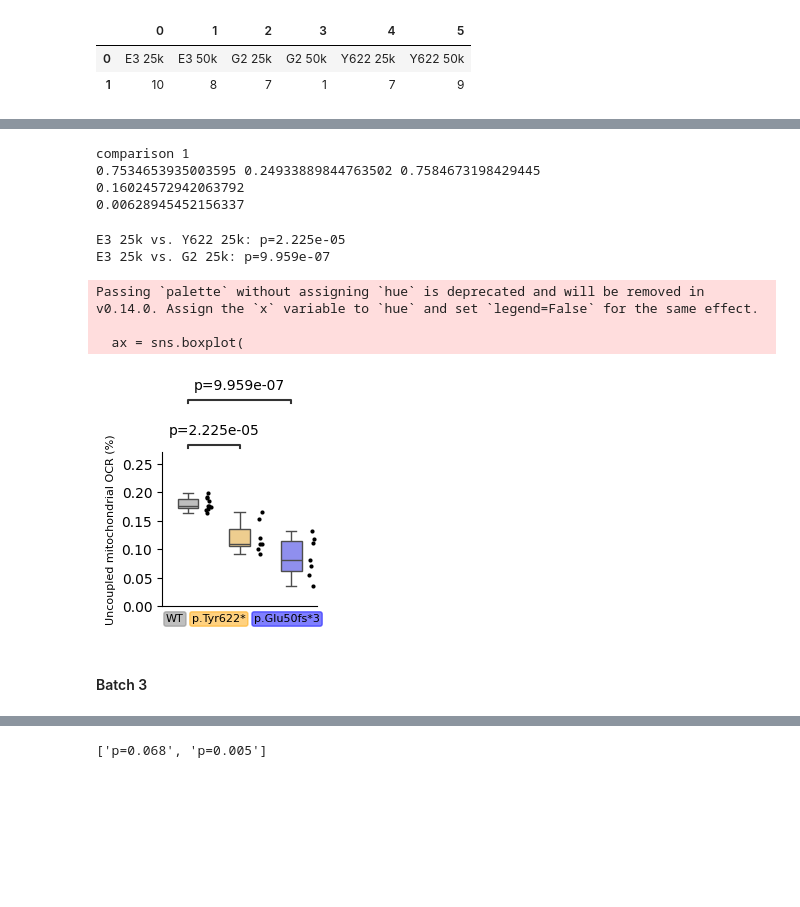
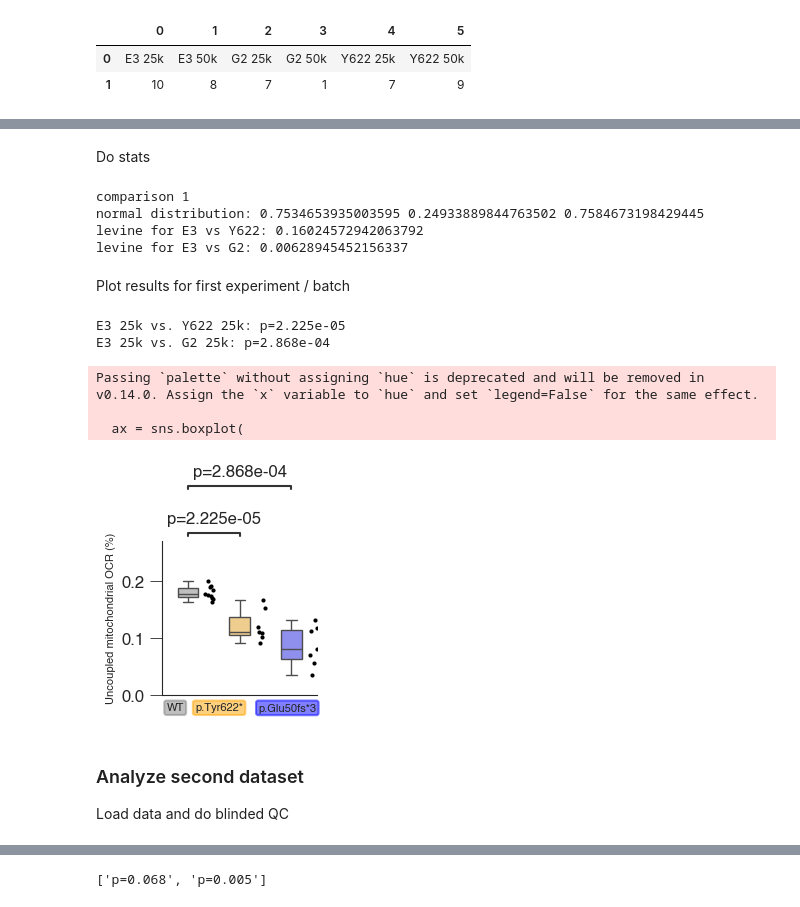
Before and after one commit to djunamay/ABCA7lof2, a Jupyter notebook: analyses/iN_O2_consumption/seahorse_updpated.ipynb, the cells around one changed output, grey strips where cells are left out. Cells and saved outputs as stored; diff of their text form; code cells hidden in the pictures; blank space fills up the shorter version.

```diff
--- a/analyses/iN_O2_consumption/seahorse_updpated.ipynb
+++ b/analyses/iN_O2_consumption/seahorse_updpated.ipynb
@@ -277,3 +262,5 @@ df_quant.head()
+# %% [markdown]
+Do stats
 # %%
 from scipy.stats import shapiro, levene, ttest_ind
 
@@ -285,22 +272,24 @@ stat1, p_norm1 = shapiro(group1)
 stat2, p_norm2 = shapiro(group2)
 stat3, p_norm3 = shapiro(group3)
 print('comparison 1')
-print(p_norm1, p_norm2, p_norm3)
+print('normal distribution:', p_norm1, p_norm2, p_norm3)
 
 stat, p_levene = levene(group1, group2)
 # Decide whether to assume equal variances
 equal_var = p_levene > 0.05
-print(p_levene)
+print('levine for E3 vs Y622:', p_levene)
 
 stat, p_levene = levene(group1, group3)
 # Decide whether to assume equal variances
 equal_var = p_levene > 0.05
-print(p_levene)
+print('levine for E3 vs G2:', p_levene)
 # %% [output]
 comparison 1
-0.7534653935003595 0.24933889844763502 0.7584673198429445
-0.16024572942063792
-0.00628945452156337
+normal distribution: 0.7534653935003595 0.24933889844763502 0.7584673198429445
+levine for E3 vs Y622: 0.16024572942063792
+levine for E3 vs G2: 0.00628945452156337
+# %% [markdown]
+Plot results for first experiment / batch
 # %%
 plt.figure(figsize=(2,2))
 
@@ -308,34 +297,34 @@ order = ['E3 25k', 'Y622 25k', 'G2 25k']
 pairs = [(('E3 25k'), ('Y622 25k')),(('E3 25k'), ('G2 25k'))]
 palette=['grey', 'orange', 'blue']
 
 t_stat, p_value_A = ttest_ind(group1, group2, equal_var=True)
-t_stat, p_value_B = ttest_ind(group1, group3, equal_var=True)
+t_stat, p_value_B = ttest_ind(group1, group3, equal_var=False)
 
 formatted_pvalues = [f"p={p:.3f}" if p>0.001 else f"p={p:.3e}" for p in [p_value_A, p_value_B]]
 
 
 ax1 = plot_boxplot_by_treatment(df_quant, 'condition', '1-CE', order = order, pairs = pairs,palette=palette,
                                 ylim = 0.27, pvalues=formatted_pvalues)
 
 ax1.set_xticks([])
 ax1.spines['top'].set_visible(False)
 ax1.spines['right'].set_visible(False)
 ax1.set_ylabel('Uncoupled mitochondrial OCR (%)', fontsize=8)
 
 ax1.text(-0.25, -0.05, "WT", ha='center', va='top', transform=ax1.get_xaxis_transform(),
          bbox=dict(boxstyle="round,pad=0.2", fc="grey", ec="grey", alpha=0.5), fontsize=8)
 ax1.text(0.6, -0.05, "p.Tyr622*", ha='center', va='top', transform=ax1.get_xaxis_transform(),
          bbox=dict(boxstyle="round,pad=0.2", fc="orange", ec="orange", alpha=0.5), fontsize=8)
 ax1.text(1.92, -0.05, "p.Glu50fs*3", ha='center', va='top', transform=ax1.get_xaxis_transform(),
          bbox=dict(boxstyle="round,pad=0.2", fc="blue", ec="blue", alpha=0.5), fontsize=8)
 
 plt.rcParams.update({'font.size': 8})
 
-plt.savefig('../../paper/extended_plots/uncoupling_quantification_batch1.png', dpi=300, bbox_inches='tight')
+#plt.savefig('../../paper/extended_plots/uncoupling_quantification_batch1.png', dpi=300, bbox_inches='tight')
 # %% [output]
 E3 25k vs. Y622 25k: p=2.225e-05
-E3 25k vs. G2 25k: p=9.959e-07
+E3 25k vs. G2 25k: p=2.868e-04
 Passing `palette` without assigning `hue` is deprecated and will be removed in v0.14.0. Assign the `x` variable to `hue` and set `legend=False` for the same effect.
 
   ax = sns.boxplot(
-[figure, old version]
+[figure, new version]
@@ -384,4 +331,6 @@ Passing `palette` without assigning `hue` is deprecated and will be removed in v
 # %% [markdown]
-#### Batch 3
+### Analyze second dataset
+
+Load data and do blinded QC
 # %%
 # load data
```
Also changed, not shown: parts of 83 cells of this notebook.
